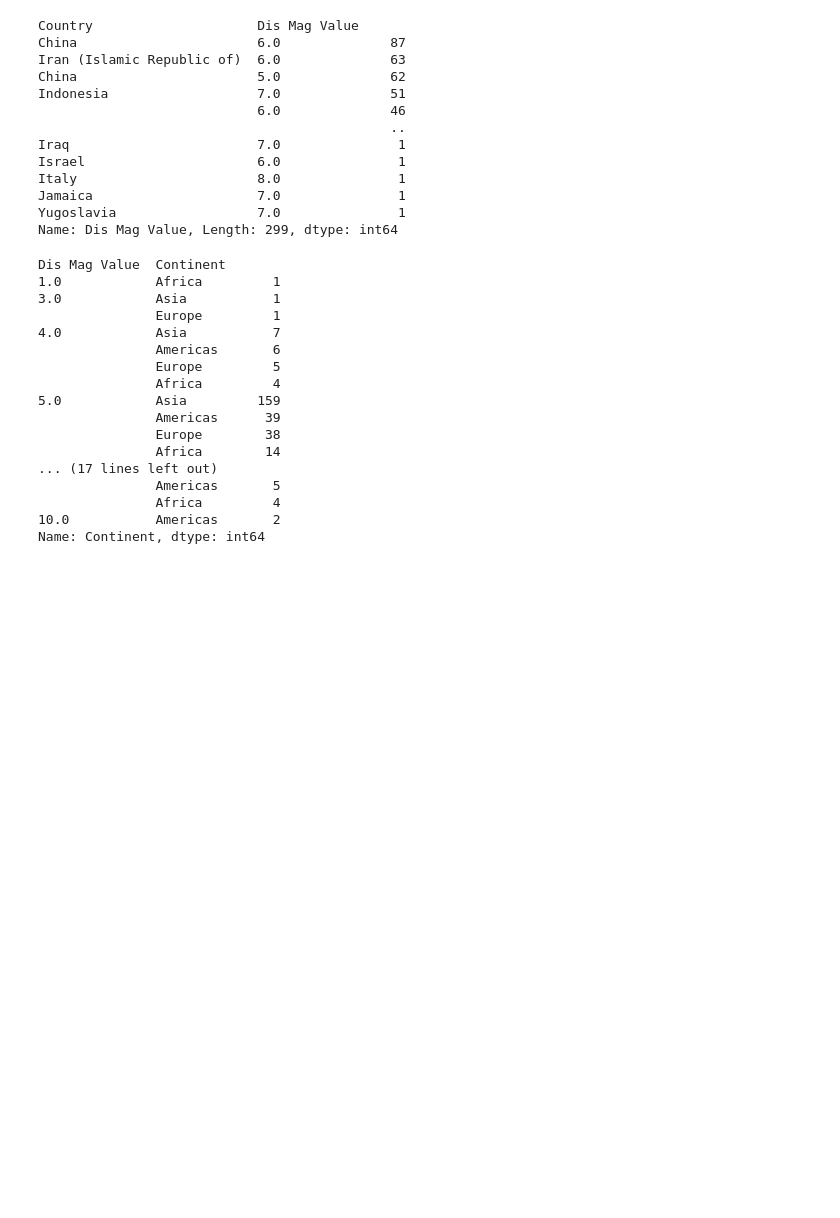
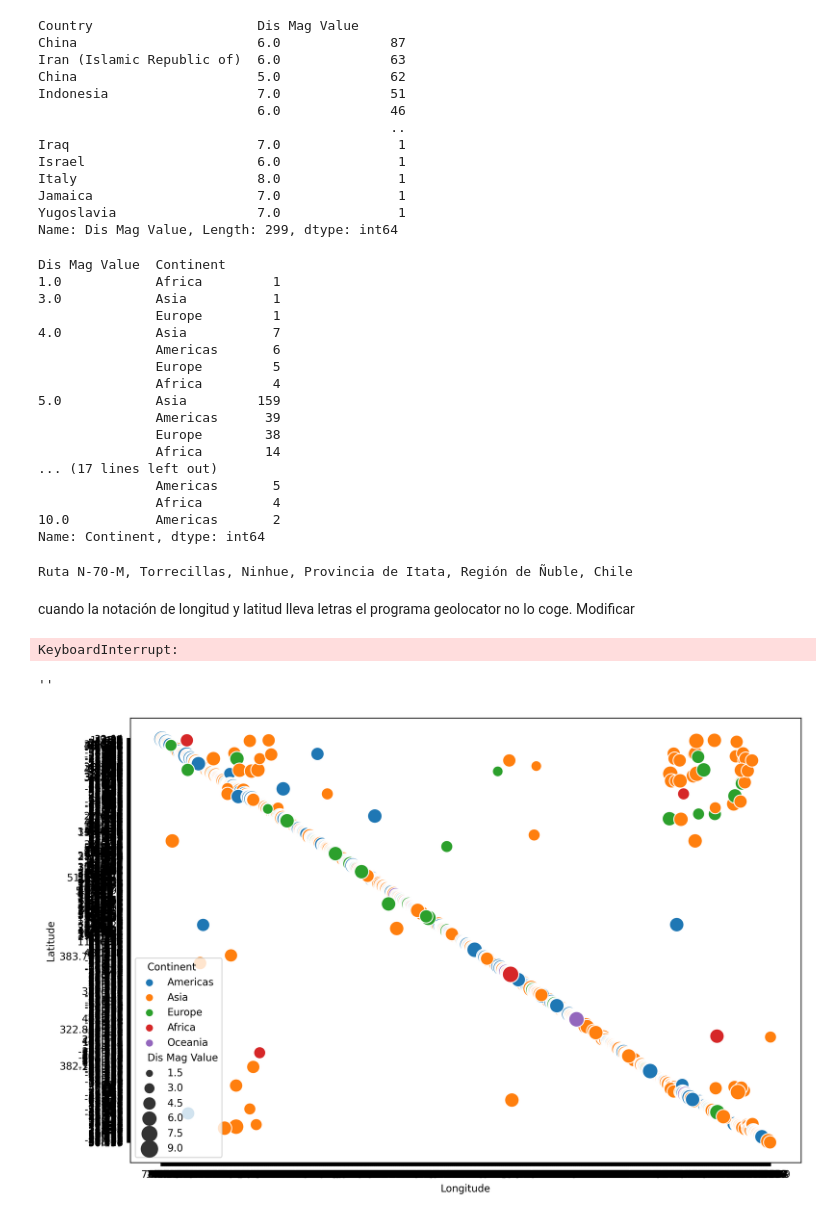
Before and after one commit to AleDataAnalyst/grupo2_desastresnaturales, a Jupyter notebook: Notebooks/01LimpiarDatos/01_Ele_Analisis_Inicial.ipynb, the cells around one changed output. Drawn from its saved outputs; the diff is of its cells as text; code cells hidden in the pictures; blank space fills up the shorter version.

```diff
--- a/Notebooks/01LimpiarDatos/01_Ele_Analisis_Inicial.ipynb
+++ b/Notebooks/01LimpiarDatos/01_Ele_Analisis_Inicial.ipynb
@@ -841,0 +860,33 @@ Name: Continent, dtype: int64
+# %%
+latitude = -36.305
+longitude = -72.315
+
+geolocator = Nominatim(user_agent = "MozillaFirefox")
+location = geolocator.reverse([latitude, longitude])
+print(location.address)
+# %% [output]
+Ruta N-70-M, Torrecillas, Ninhue, Provincia de Itata, Región de Ñuble, Chile
+# %% [markdown]
+cuando la notación de longitud y latitud lleva letras el programa geolocator no lo coge. Modificar
+# %%
+
+# geolocator = Nominatim(user_agent = "myGeocoder")
+#def get_location(row):
+    try:
+        location = geolocator.reverse((row['Latitude'], row['Longitude']))
+        return location.address
+    except ( ValueError, AttributeError):
+        return None
+
+#df_earthquake['Address'] = df_earthquake.apply(get_location, axis=1)
+# %% [output]
+KeyboardInterrupt:
+# %%
+plt.figure(figsize=(12,8), dpi=300)
+plt.xticks()
+plt.yticks()
+sns.scatterplot(data=df_earthquake, x= 'Longitude', y='Latitude', hue= 'Continent', size='Dis Mag Value', sizes=(20,300))
+;
+# %% [output]
+''
+[figure, added]
```
Also changed, not shown: parts of 5 cells of this notebook, 1 other file.
